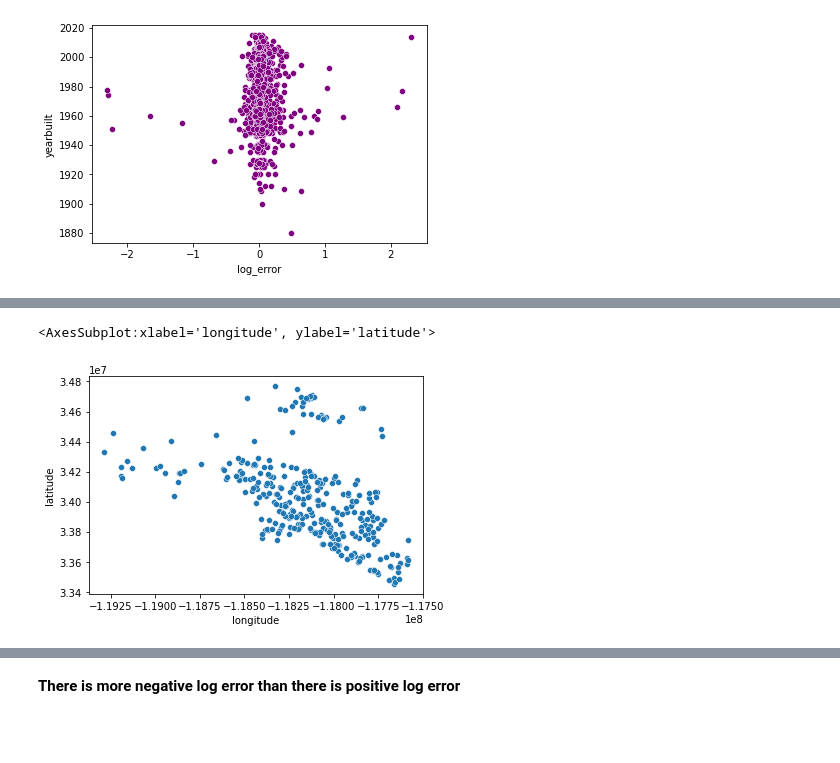
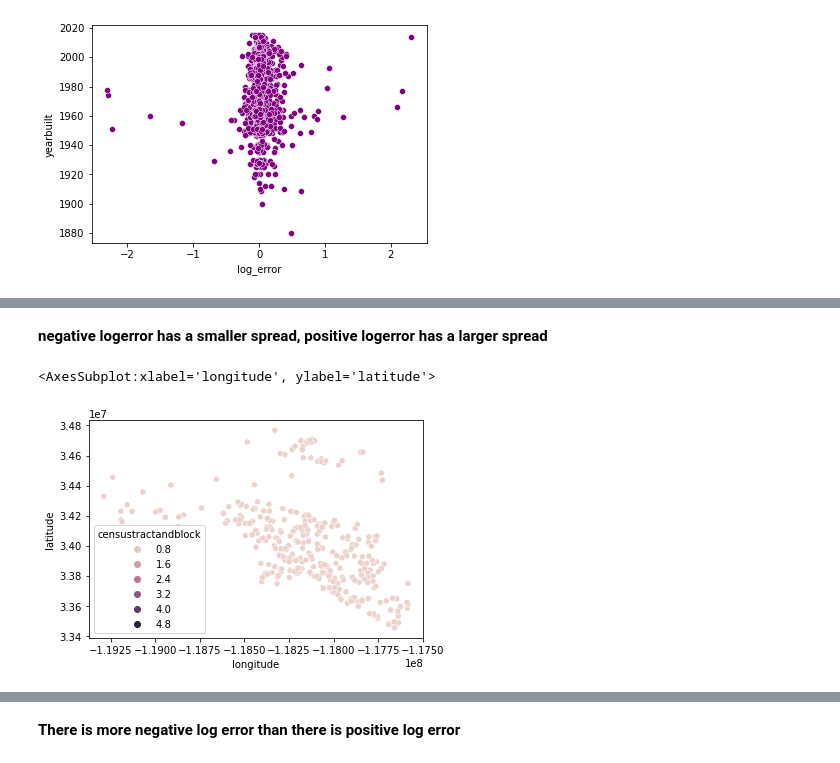
Before and after one commit to Yvette-Ibarra/clustering-exercises, a Jupyter notebook: explore_zillow.ipynb, the cells around one changed output, grey strips where cells are left out. Drawn from its saved outputs; the diff is of its cells as text; code cells hidden in the pictures; blank space fills up the shorter version.

```diff
--- a/explore_zillow.ipynb
+++ b/explore_zillow.ipynb
@@ -491,5 +531,7 @@ neg_logerror_sample =train[train.log_error> -0.5]
+# %% [markdown]
+**negative logerror has a smaller spread, positive logerror has a larger spread**
 # %%
-sns.scatterplot(x=pos_logerror_sample.longitude, y=pos_logerror_sample.latitude)
+sns.scatterplot(x=pos_logerror_sample.longitude, y=pos_logerror_sample.latitude,hue=neg_logerror_sample.censustractandblock)
 # %% [output]
 <AxesSubplot:xlabel='longitude', ylabel='latitude'>
-[figure, old version]
+[figure, new version]
```
Also changed, not shown: parts of 13 cells of this notebook.
